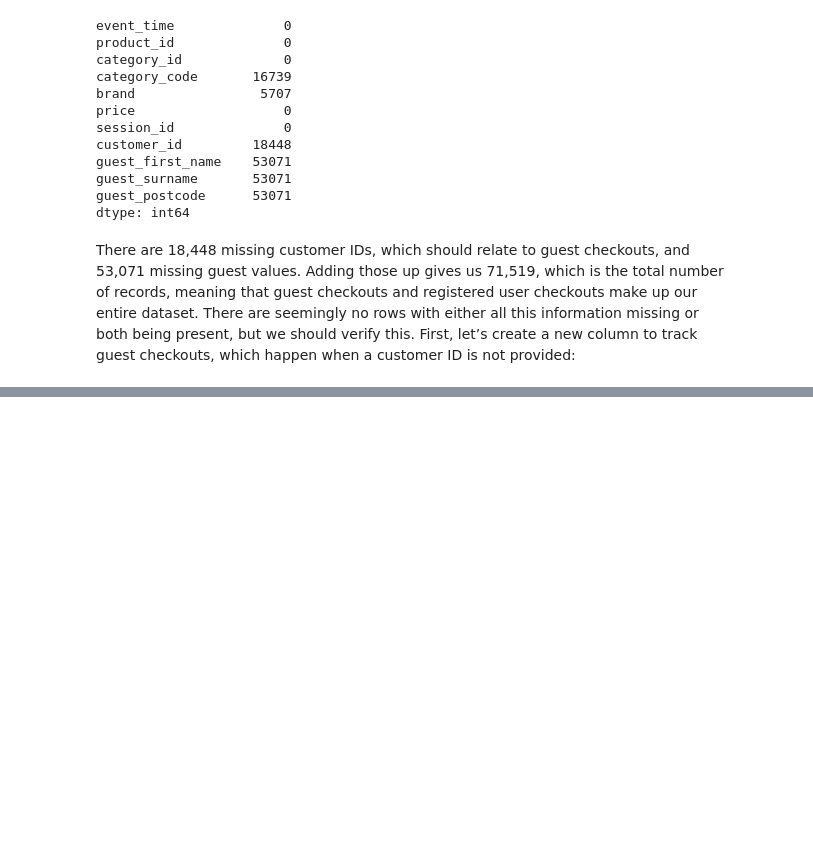
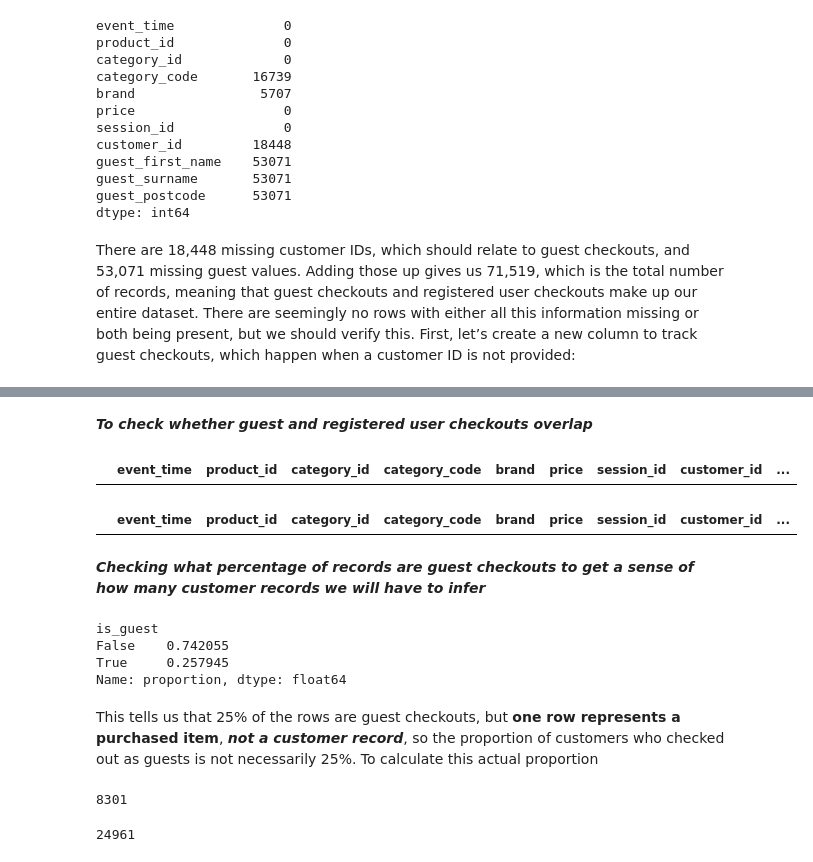
Before and after one commit to KhaingSuThway/Knowing_the_Customer, a Jupyter notebook: notebooks/exploring_data.ipynb, the cells around one changed output, grey strips where cells are left out. Cells and saved outputs as stored; diff of their text form; code cells hidden in the pictures; blank space fills up the shorter version.

```diff
--- a/notebooks/exploring_data.ipynb
+++ b/notebooks/exploring_data.ipynb
@@ -180,3 +180,6 @@ dtype: int64
 # %% [markdown]
 There are 18,448 missing customer IDs, which should relate to guest checkouts, and 53,071 missing guest values. Adding those up gives us 71,519, which is the total number of records, meaning that guest checkouts and registered user checkouts make up our entire dataset. There are seemingly no rows with either all this information missing
 or both being present, but we should verify this. First, let’s create a new column to track guest checkouts, which happen when a customer ID is not provided:
+# %%
+raw_trasaction_data['is_guest']=raw_trasaction_data['customer_id'].isnull()
+raw_trasaction_data.head()
@@ -182,0 +193,32 @@ or both being present, but we should verify this. First, let’s create a new co
+# %% [markdown]
+***To check whether guest and registered user checkouts overlap***
+# %%
+raw_trasaction_data[raw_trasaction_data['is_guest']&raw_trasaction_data['customer_id'].notnull()]
+# %% [output]
+|  | event_time | product_id | category_id | category_code | brand | price | session_id | customer_id | ... |
+# %%
+raw_trasaction_data[(raw_trasaction_data['is_guest']==False)&(raw_trasaction_data['customer_id'].isnull())]
+# %% [output]
+|  | event_time | product_id | category_id | category_code | brand | price | session_id | customer_id | ... |
+# %% [markdown]
+***Checking what percentage of records are guest checkouts to get a sense of how many customer records we will have to infer***
+# %%
+raw_trasaction_data['is_guest'].value_counts(normalize=True)
+# %% [output]
+is_guest
+False    0.742055
+True     0.257945
+Name: proportion, dtype: float64
+# %% [markdown]
+This tells us that 25% of the rows are guest checkouts, but **one row represents a purchased item**, ***not a customer record***, so the proportion of customers who checked out as guests is not necessarily 25%. To calculate this actual proportion
+# %%
+guest_column=['guest_first_name', 'guest_surname','guest_postcode']
+unique_guests=raw_trasaction_data[guest_column].drop_duplicates()
+print(len(unique_guests))
+# %% [output]
+8301
+# %%
+unique_registered_customers=raw_trasaction_data['customer_id'].nunique()
+print(unique_registered_customers)
+# %% [output]
+24961
```
Also changed, not shown: parts of 3 cells of this notebook.
